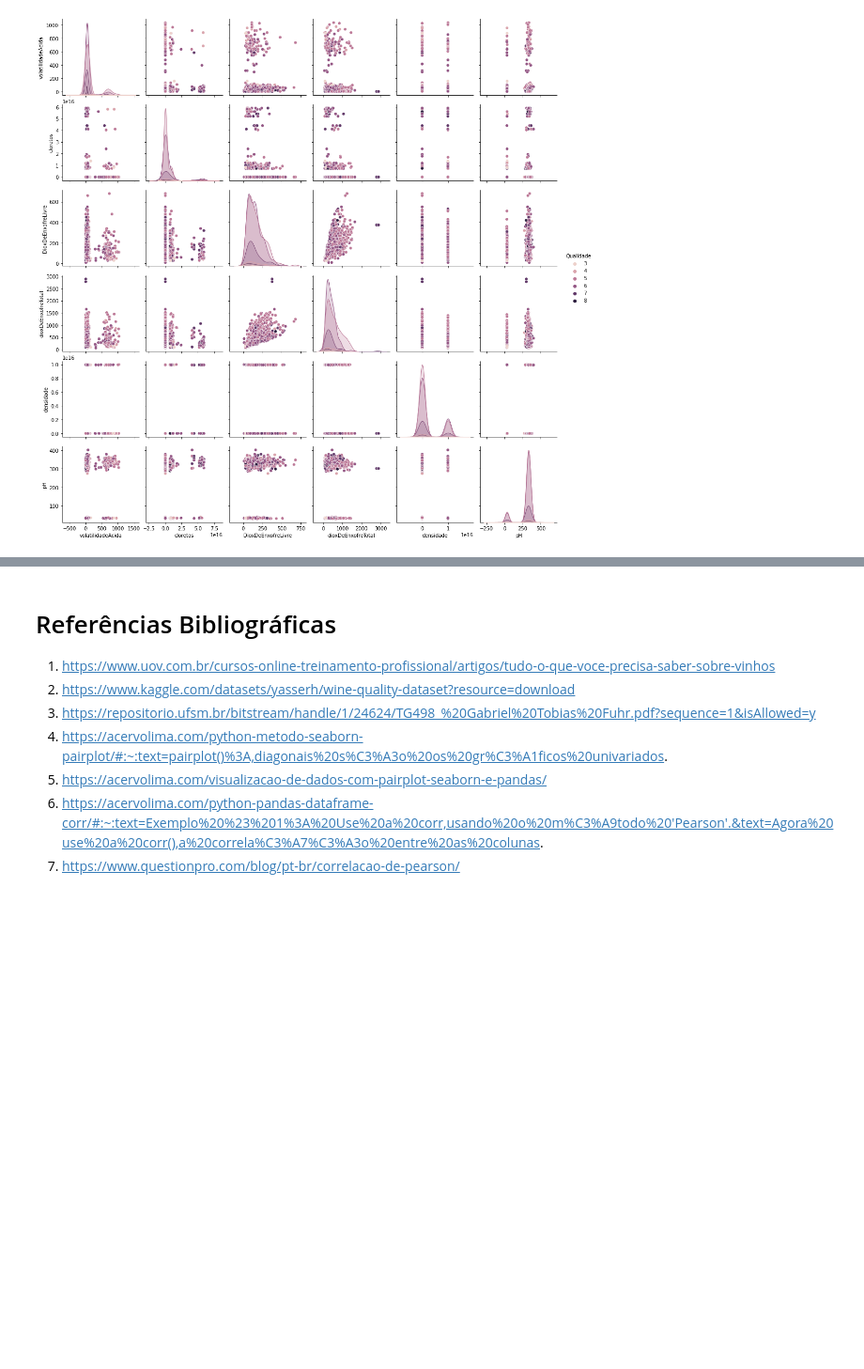
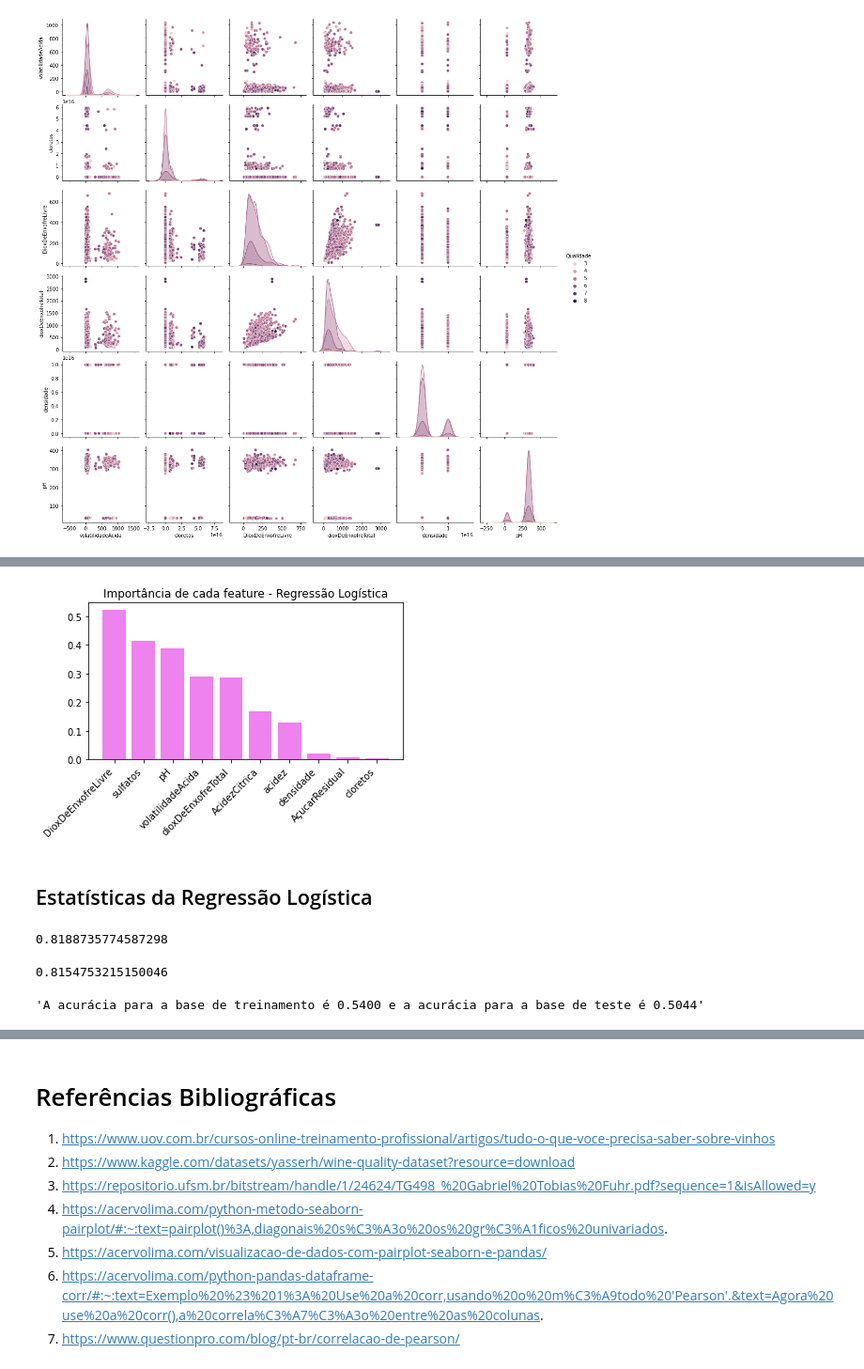
Before and after one commit to insper-classroom/22-2a-cd-p2-grupo_henriques_e_lari, a Jupyter notebook: Projeto_lari.ipynb, the cells around one changed output, grey strips where cells are left out. Shown: that part at 94% size. Drawn from its saved outputs; the diff is of its cells as text; code cells hidden in the pictures; blank space fills up the shorter version.

```diff
--- a/Projeto_lari.ipynb
+++ b/Projeto_lari.ipynb
@@ -1031,0 +1119,5 @@ Nos gráfico com correlação negativa podemos análisar que, quando se trata da
+# %%
+dados_explicativos = novo.drop("Qualidade",axis=1)
+dados_explicativos_ajustados = StandardScaler().fit_transform(dados_explicativos)
+resultados_p = LabelEncoder().fit_transform(novo.Qualidade)
+novo.Qualidade
@@ -1031,0 +1137,2 @@ Nos gráfico com correlação negativa podemos análisar que, quando se trata da
+# %%
+X_train, X_test, y_train, y_test = train_test_split(dados_explicativos_ajustados, resultados_p, test_size = 0.3, random_state=42)
@@ -1031,0 +1141,5 @@ Nos gráfico com correlação negativa podemos análisar que, quando se trata da
+# %%
+classificador_logistico = LogisticRegression()
+# %%
+# a função .fit(), a qual se ajusta para poder dar a melhor previsão:
+classificador_logistico.fit(X_train,y_train)
@@ -1031,0 +1184,11 @@ Nos gráfico com correlação negativa podemos análisar que, quando se trata da
+# %%
+coefs = np.abs(classificador_logistico.coef_[0])
+indices = np.argsort(coefs)[::-1]
+plt.figure()
+plt.title("Importância de cada feature - Regressão Logística")
+plt.bar(range(10), coefs[indices[:10]],
+       color="violet", align="center")
+plt.xticks(range(10), dados_explicativos.columns[indices[:10]], rotation=45, ha='right')
+plt.subplots_adjust(bottom=0.3)
+# %% [output]
+[figure, added]
@@ -1031,0 +1197,22 @@ Nos gráfico com correlação negativa podemos análisar que, quando se trata da
+# %% [markdown]
+## Estatísticas da Regressão Logística
+# %%
+rmse_teste = math.sqrt(mean_squared_error(y_test, predicao_log))
+
+rmse_teste
+# %% [output]
+0.8188735774587298
+# %%
+y_prev_treino = classificador_logistico.predict(X_train)
+rmse_treino = math.sqrt(mean_squared_error(y_train, y_prev_treino))
+
+rmse_treino
+# %% [output]
+0.8154753215150046
+# %%
+#Acurácia do modelo:
+score_train = classificador_logistico.score(X_train, y_train)
+score_test = classificador_logistico.score(X_test, y_test)
+f'A acurácia para a base de treinamento é {score_train:.4f} e a acurácia para a base de teste é {score_test:.4f}'
+# %% [output]
+'A acurácia para a base de treinamento é 0.5400 e a acurácia para a base de teste é 0.5044'
```
Also changed, not shown: parts of 57 cells of this notebook.
